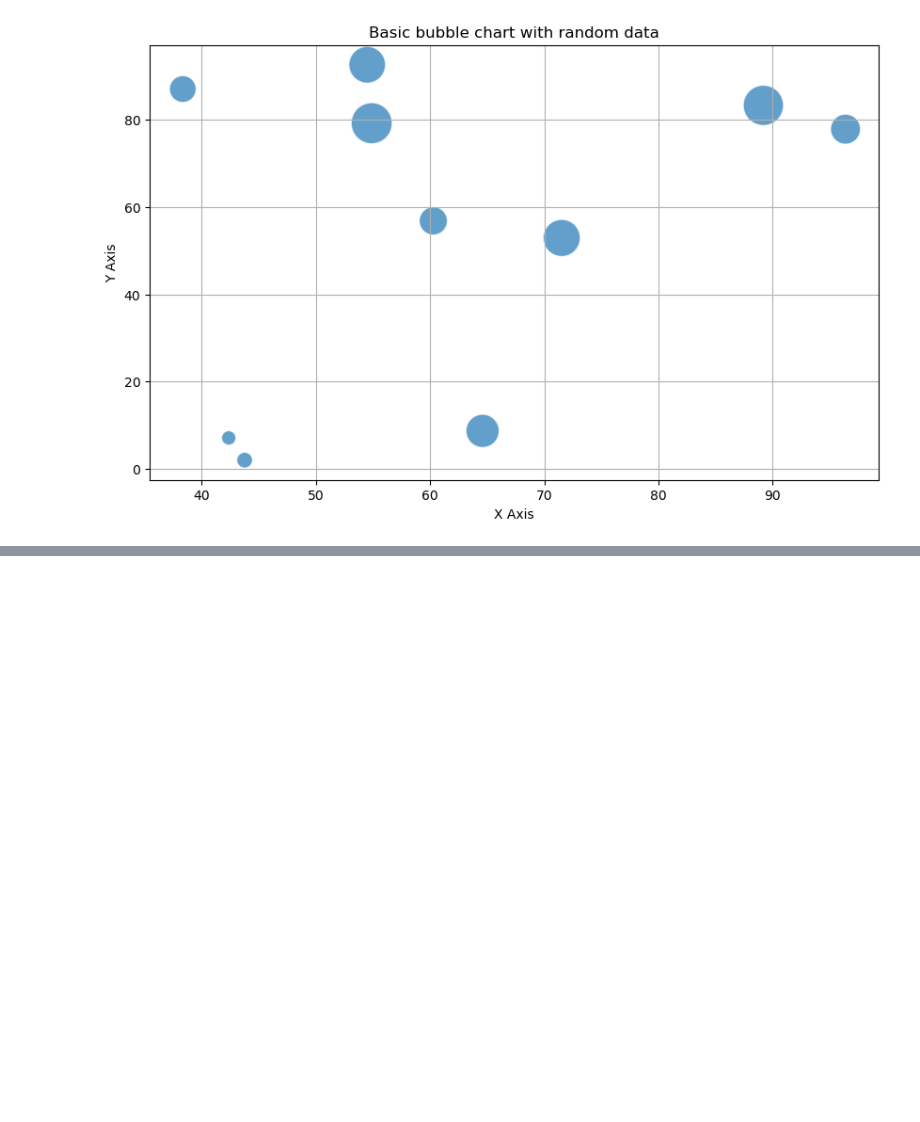
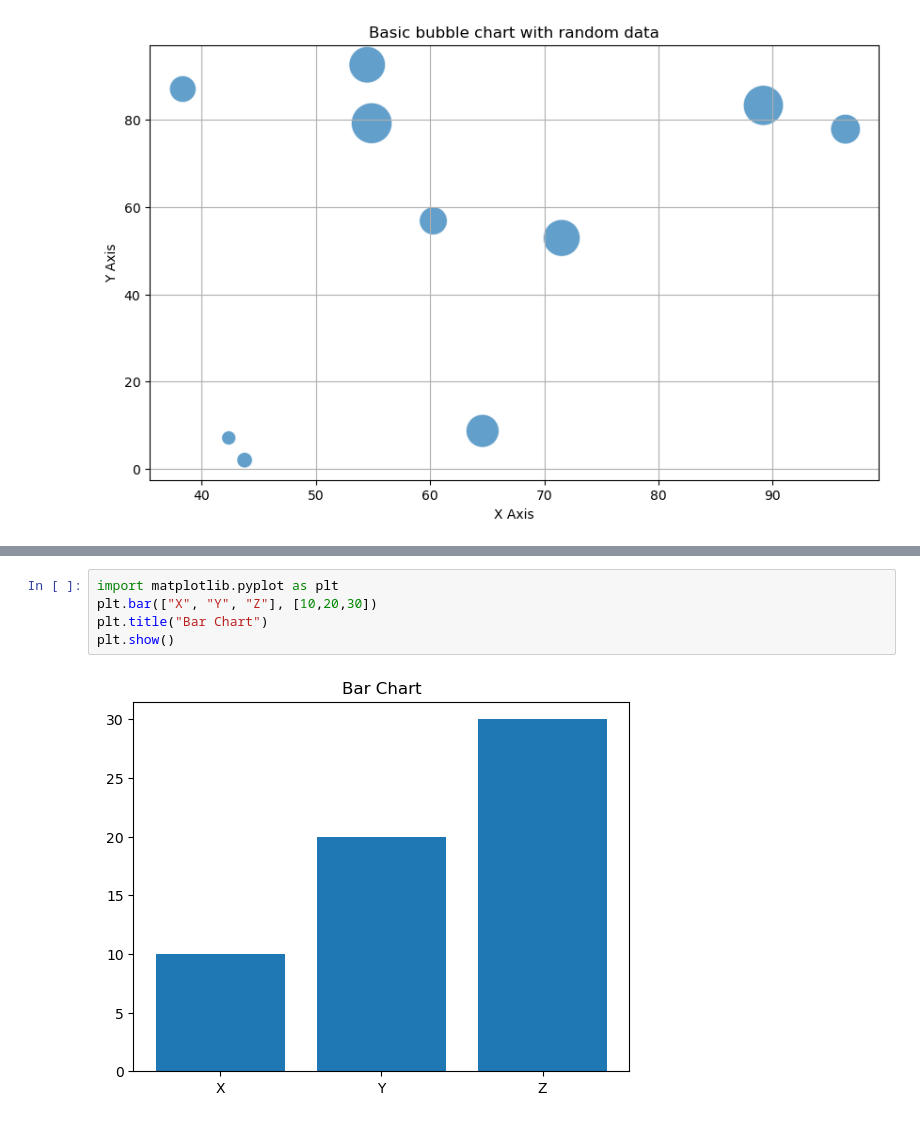
Before and after one commit to Vanshaj14Mohan/Python-College, a Jupyter notebook: num.ipynb, the cells around one changed output, grey strips where cells are left out. Cells and saved outputs as stored; diff of their text form; blank space fills up the shorter version.

```diff
--- a/num.ipynb
+++ b/num.ipynb
@@ -271,0 +295,7 @@ plt.show()
+# %%
+import matplotlib.pyplot as plt
+plt.bar(["X", "Y", "Z"], [10,20,30])
+plt.title("Bar Chart")
+plt.show()
+# %% [output]
+[figure, added]
```
Also changed, not shown: parts of 9 cells of this notebook, 1 other file.
